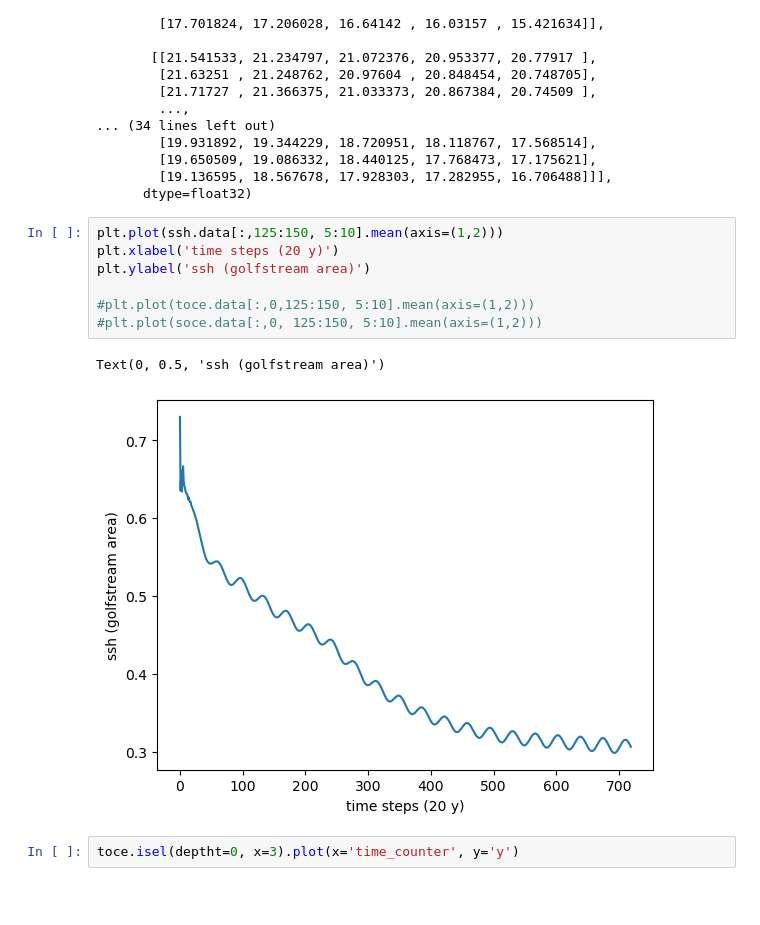
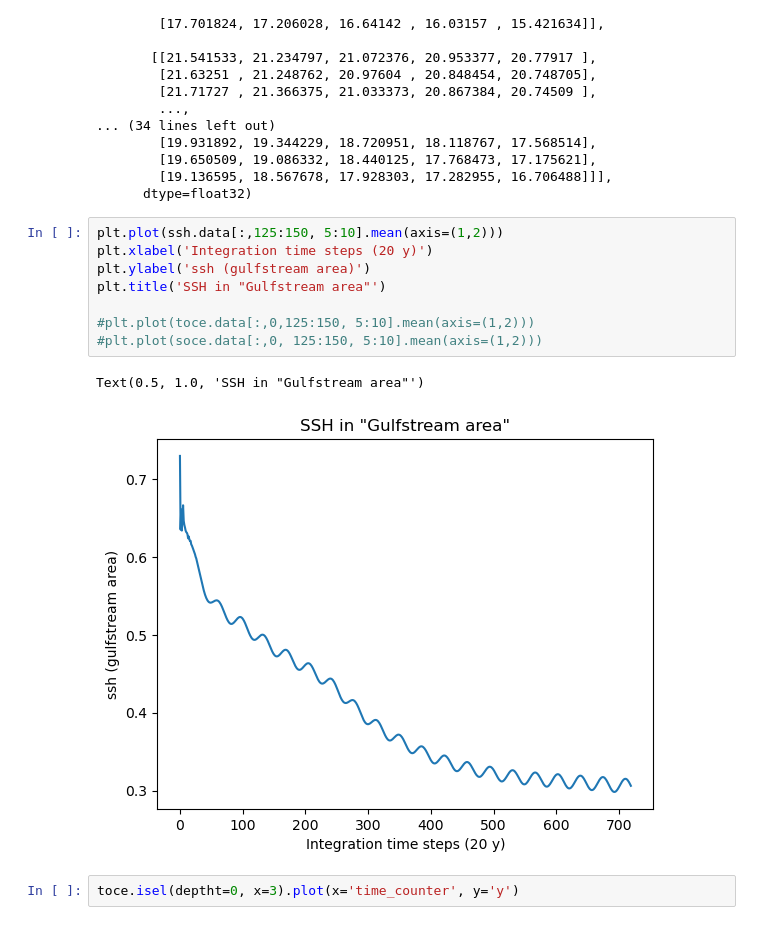
Before and after one commit to Etienne-Meunier/DINO-Fusion, a Jupyter notebook: Diffusion_Model/notebooks/visualise_nc_fields.ipynb, the cells around one changed output. Saved outputs shown, nothing was run; the diff lists cells and outputs as text; blank space fills up the shorter version.

```diff
--- a/Diffusion_Model/notebooks/visualise_nc_fields.ipynb
+++ b/Diffusion_Model/notebooks/visualise_nc_fields.ipynb
@@ -107,14 +92,15 @@ array([[[21.357317, 21.11181 , 20.980145, 20.8693  , 20.65586 ],
       dtype=float32)
 # %%
 plt.plot(ssh.data[:,125:150, 5:10].mean(axis=(1,2)))
-plt.xlabel('time steps (20 y)')
-plt.ylabel('ssh (golfstream area)')
+plt.xlabel('Integration time steps (20 y)')
+plt.ylabel('ssh (gulfstream area)')
+plt.title('SSH in "Gulfstream area"')
 
 #plt.plot(toce.data[:,0,125:150, 5:10].mean(axis=(1,2)))
 #plt.plot(soce.data[:,0, 125:150, 5:10].mean(axis=(1,2)))
 # %% [output]
-Text(0, 0.5, 'ssh (golfstream area)')
+Text(0.5, 1.0, 'SSH in "Gulfstream area"')
-[figure, old version]
+[figure, new version]
 # %%
 toce.isel(deptht=0, x=3).plot(x='time_counter', y='y')
 # %% [output]
```
Also changed, not shown: parts of 1 cell of this notebook, 8 other files.
